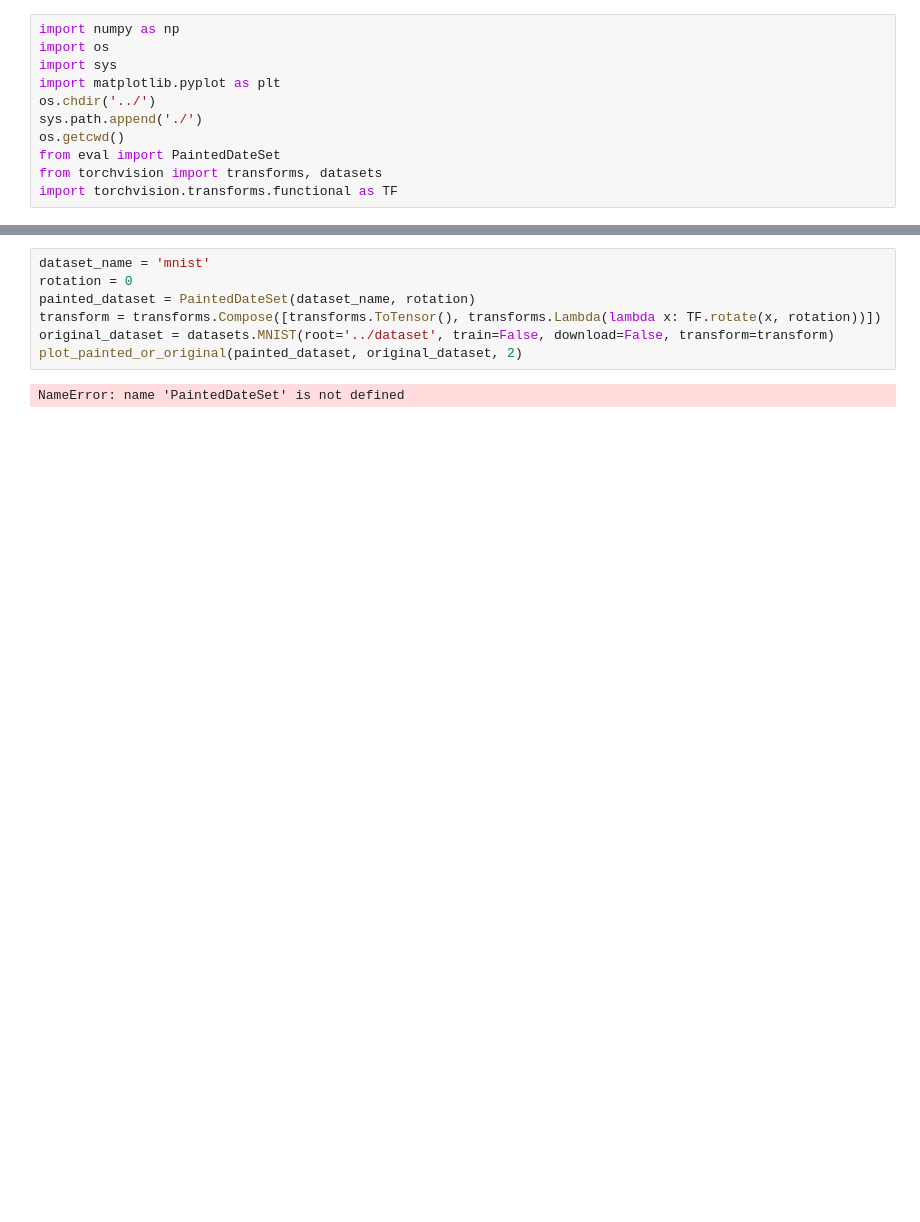
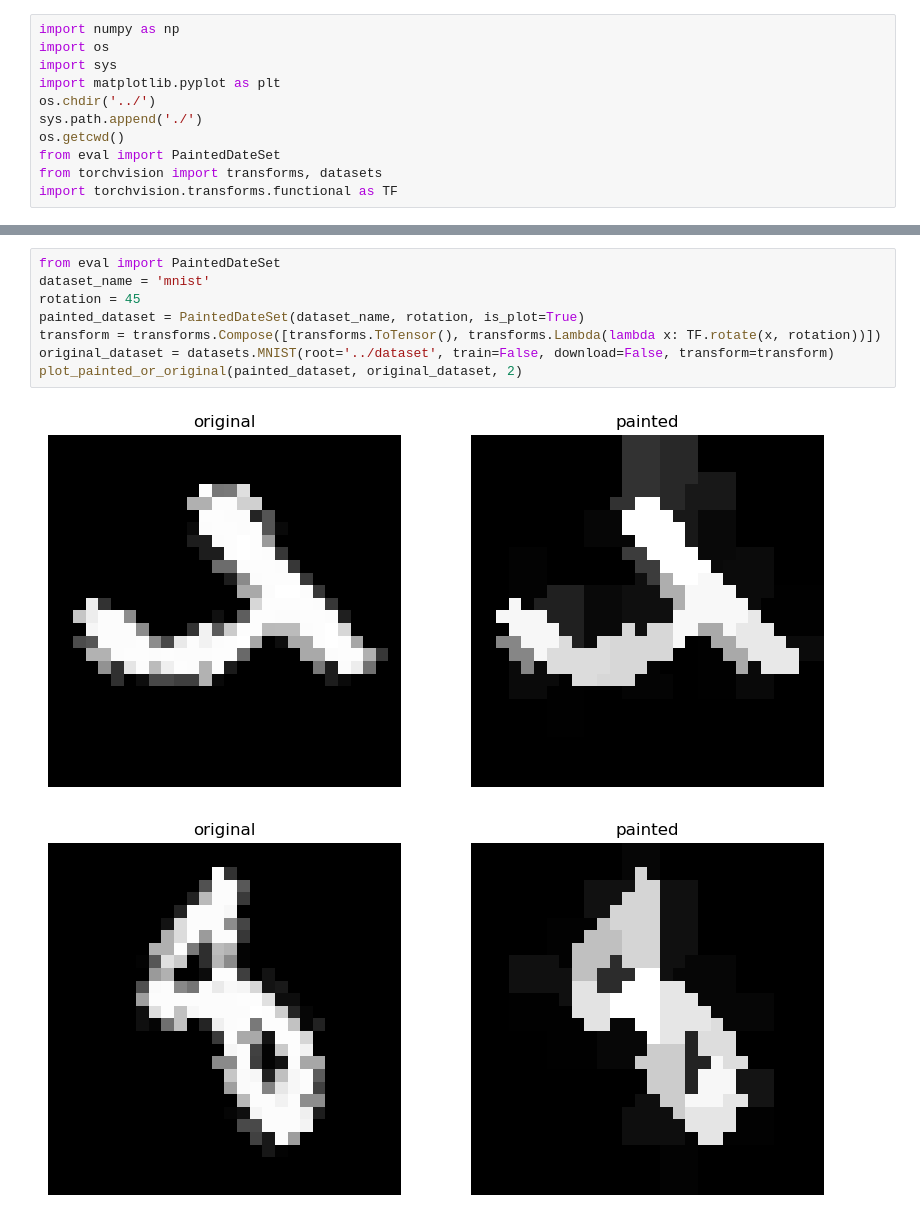
Before and after one commit to chunbaobao/GeNet, a Jupyter notebook: visualization/painted_visualization.ipynb, the cells around one changed output, grey strips where cells are left out. Cells and saved outputs as stored; diff of their text form; blank space fills up the shorter version.

```diff
--- a/visualization/painted_visualization.ipynb
+++ b/visualization/painted_visualization.ipynb
@@ -33,9 +36,11 @@ plot_painted_or_original(painted_dataset, original_dataset, 2)
 # %%
+from eval import PaintedDateSet
 dataset_name = 'mnist'
-rotation = 0
-painted_dataset = PaintedDateSet(dataset_name, rotation)
+rotation = 45
+painted_dataset = PaintedDateSet(dataset_name, rotation, is_plot=True)
 transform = transforms.Compose([transforms.ToTensor(), transforms.Lambda(lambda x: TF.rotate(x, rotation))])
 original_dataset = datasets.MNIST(root='../dataset', train=False, download=False, transform=transform)
 plot_painted_or_original(painted_dataset, original_dataset, 2)
 # %% [output]
-NameError: name 'PaintedDateSet' is not defined
+[figure, added]
+[figure, added]
```
Also changed, not shown: parts of 2 cells of this notebook, 12 other files.
